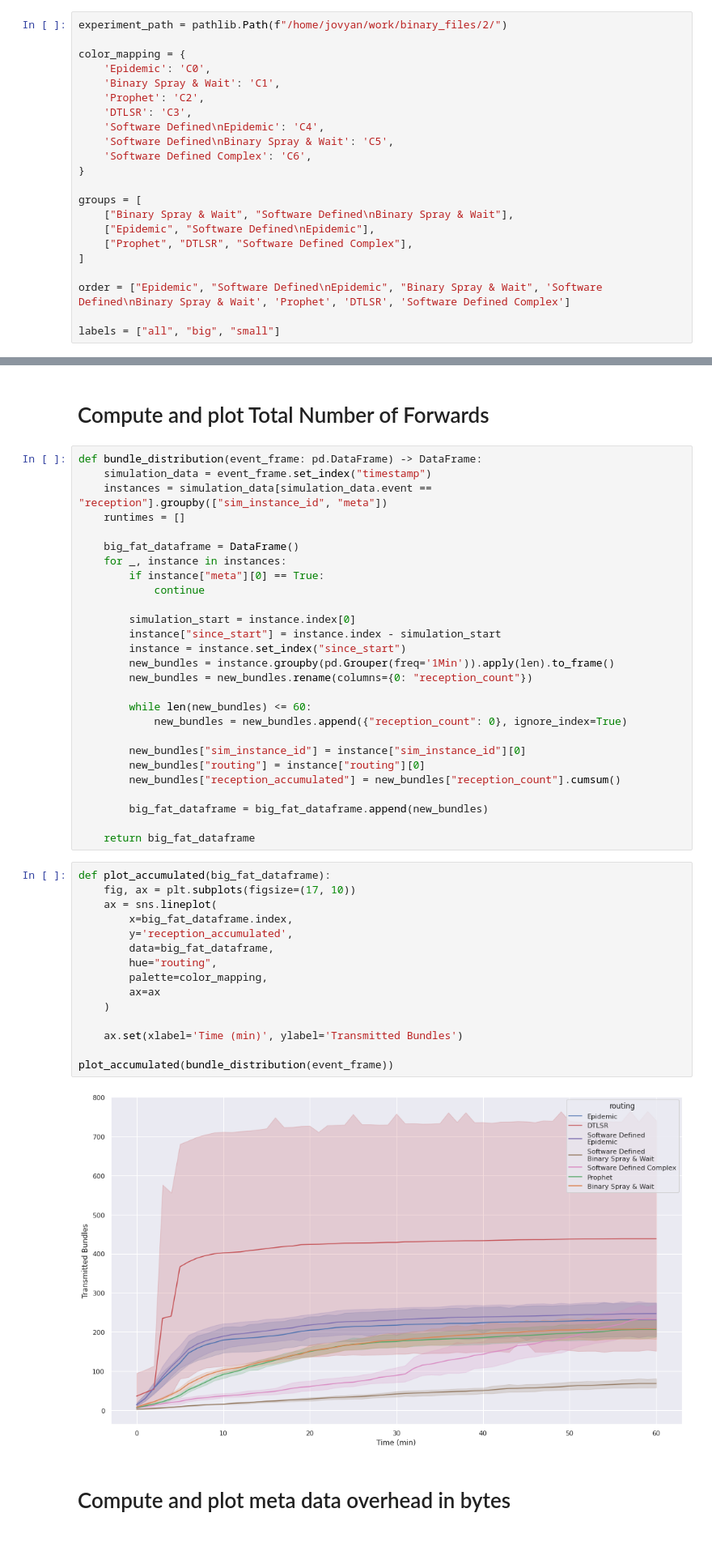
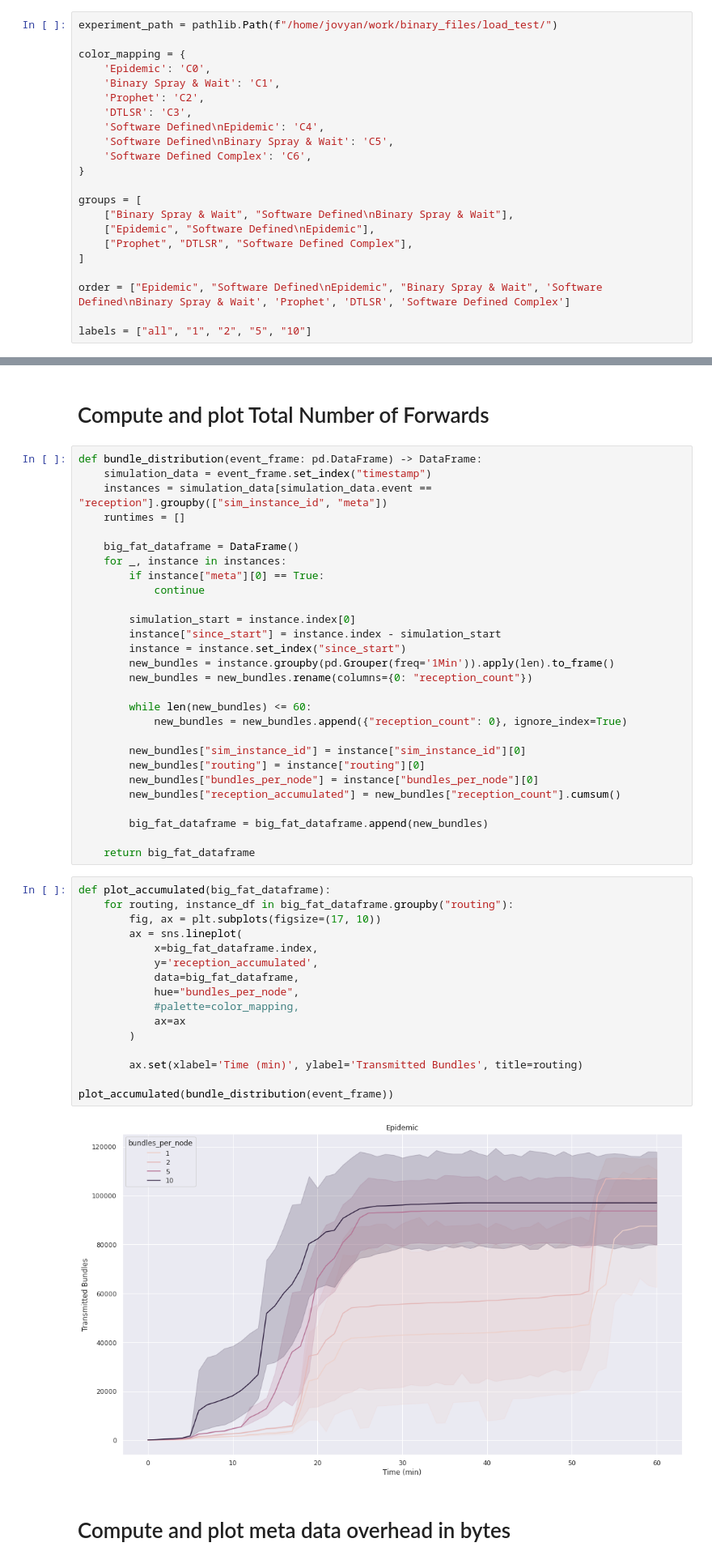
Before and after one commit to umr-ds/progdtn-evaluation, a Jupyter notebook: evaluation/paper/runtimes.ipynb, the cells around one changed output, grey strips where cells are left out. Shown at 81% size. Drawn from its saved outputs; the diff is of its cells as text; blank space fills up the shorter version.

Commit message:
Experiment evaluation

```diff
--- a/evaluation/paper/runtimes.ipynb
+++ b/evaluation/paper/runtimes.ipynb
@@ -23,5 +26,5 @@ from data_handlers.preprocessors import node_types
 # %%
-experiment_path = pathlib.Path(f"/home/jovyan/work/binary_files/2/")
+experiment_path = pathlib.Path(f"/home/jovyan/work/binary_files/load_test/")
 
 color_mapping = {
     'Epidemic': 'C0',
@@ -41,7 +44,7 @@ groups = [
 
 order = ["Epidemic", "Software Defined\nEpidemic", "Binary Spray & Wait", 'Software Defined\nBinary Spray & Wait', 'Prophet', 'DTLSR', 'Software Defined Complex']
 
-labels = ["all", "big", "small"]
+labels = ["all", "1", "2", "5", "10"]
 # %%
 def progress_bar(current, maximum):
     executed_percent = int(round((current / maximum) * 100))
@@ -133,6 +147,7 @@ def bundle_distribution(event_frame: pd.DataFrame) -> DataFrame:
 
         new_bundles["sim_instance_id"] = instance["sim_instance_id"][0]
         new_bundles["routing"] = instance["routing"][0]
+        new_bundles["bundles_per_node"] = instance["bundles_per_node"][0]
         new_bundles["reception_accumulated"] = new_bundles["reception_count"].cumsum()
 
         big_fat_dataframe = big_fat_dataframe.append(new_bundles)
@@ -140,21 +155,22 @@ def bundle_distribution(event_frame: pd.DataFrame) -> DataFrame:
     return big_fat_dataframe
 # %%
 def plot_accumulated(big_fat_dataframe):
-    fig, ax = plt.subplots(figsize=(17, 10))
-    ax = sns.lineplot(
-        x=big_fat_dataframe.index,
-        y='reception_accumulated',
-        data=big_fat_dataframe,
-        hue="routing",
-        palette=color_mapping,
-        ax=ax
-    )
+    for routing, instance_df in big_fat_dataframe.groupby("routing"):
+        fig, ax = plt.subplots(figsize=(17, 10))
+        ax = sns.lineplot(
+            x=big_fat_dataframe.index,
+            y='reception_accumulated',
+            data=big_fat_dataframe,
+            hue="bundles_per_node",
+            #palette=color_mapping,
+            ax=ax
+        )
 
-    ax.set(xlabel='Time (min)', ylabel='Transmitted Bundles')
+        ax.set(xlabel='Time (min)', ylabel='Transmitted Bundles', title=routing)
 
 plot_accumulated(bundle_distribution(event_frame))
 # %% [output]
-[figure, old version]
+[figure, new version]
 # %% [markdown]
 # Compute and plot meta data overhead in bytes
 # %%
```
Also changed, not shown: parts of 11 cells of this notebook, 2 other files.
